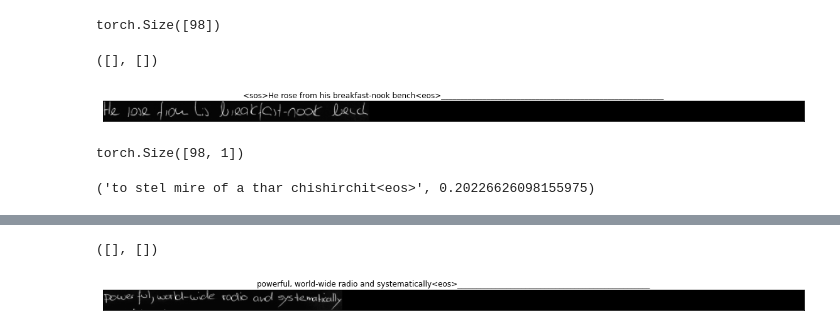
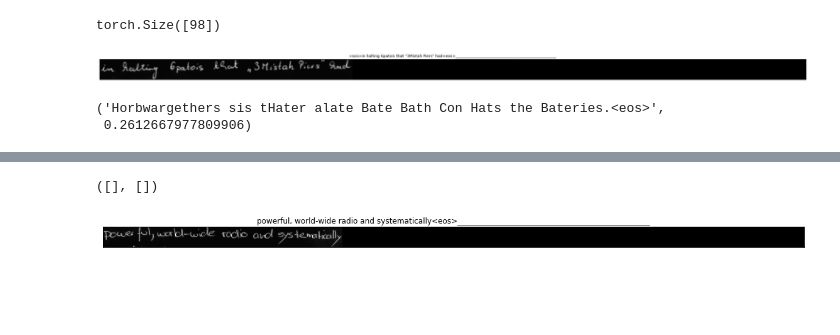
Before and after one commit to aktersnurra/text-recognizer, a Jupyter notebook: src/notebooks/Untitled.ipynb, the cells around one changed output, grey strips where cells are left out. Cells and saved outputs as stored; diff of their text form; code cells hidden in the pictures; blank space fills up the shorter version.

Commit message:
Added a whitening transform.

```diff
--- a/src/notebooks/Untitled.ipynb
+++ b/src/notebooks/Untitled.ipynb
@@ -25,5 +24,15 @@ from text_recognizer.datasets.transforms import Compose, AddTokens
 # %%
-target_transform = Compose([torch.tensor, AddTokens(init_token="<sos>", pad_token="_", eos_token="<eos>")])
-dataset = IamLinesDataset(train=False, init_token="<sos>", pad_token="_", eos_token="<eos>", target_transform=target_transform)
+dataset = IamLinesDataset(train=False,
+        init_token="<sos>",
+        pad_token="_",
+        eos_token="<eos>",
+        transform=[{"type": "ToTensor", "args": {}}],
+        target_transform=[
+            {
+                "type": "AddTokens",
+                "args": {"init_token": "<sos>", "pad_token": "_", "eos_token": "<eos>"},
+            }
+        ],
+    )
 dataset.load_or_generate_data()
 # %%
@@ -49,18 +53,20 @@ model.load_from_checkpoint(checkpoint_path)
 # %%
 model.eval()
 # %%
-data, target = dataset[0]
+data, target = dataset[1006]
 sentence = convert_y_label_to_string(target, dataset)
+# %%
+data1 = (data - data.mean()) / data.std()
 # %%
 target.shape
 # %% [output]
 torch.Size([98])
 # %%
-plt.figure(figsize=(20, 20))
+plt.figure(figsize=(40, 20))
 plt.title(sentence)
-plt.imshow(data.squeeze(0).numpy(), cmap='gray')
+plt.imshow(data1.squeeze(0).numpy(), cmap='gray')
 plt.xticks([])
 plt.yticks([])
+plt.show()
 # %% [output]
-([], [])
-[figure, old version]
+[figure, new version]
@@ -70,8 +73,5 @@ plt.yticks([])
-# %%
-make_len_mask(target.unsqueeze(0)).shape
-# %% [output]
-torch.Size([98, 1])
 # %%
-model.predict_on_image(data)
+model.predict_on_image(data1)
 # %% [output]
-('to stel mire of a thar chishirchit<eos>', 0.20226626098155975)
+('Horbwargethers sis tHater alate Bate Bath Con Hats the Bateries.<eos>',
+ 0.2612667977809906)
```
Also changed, not shown: parts of 10 cells of this notebook, 4 other files.
